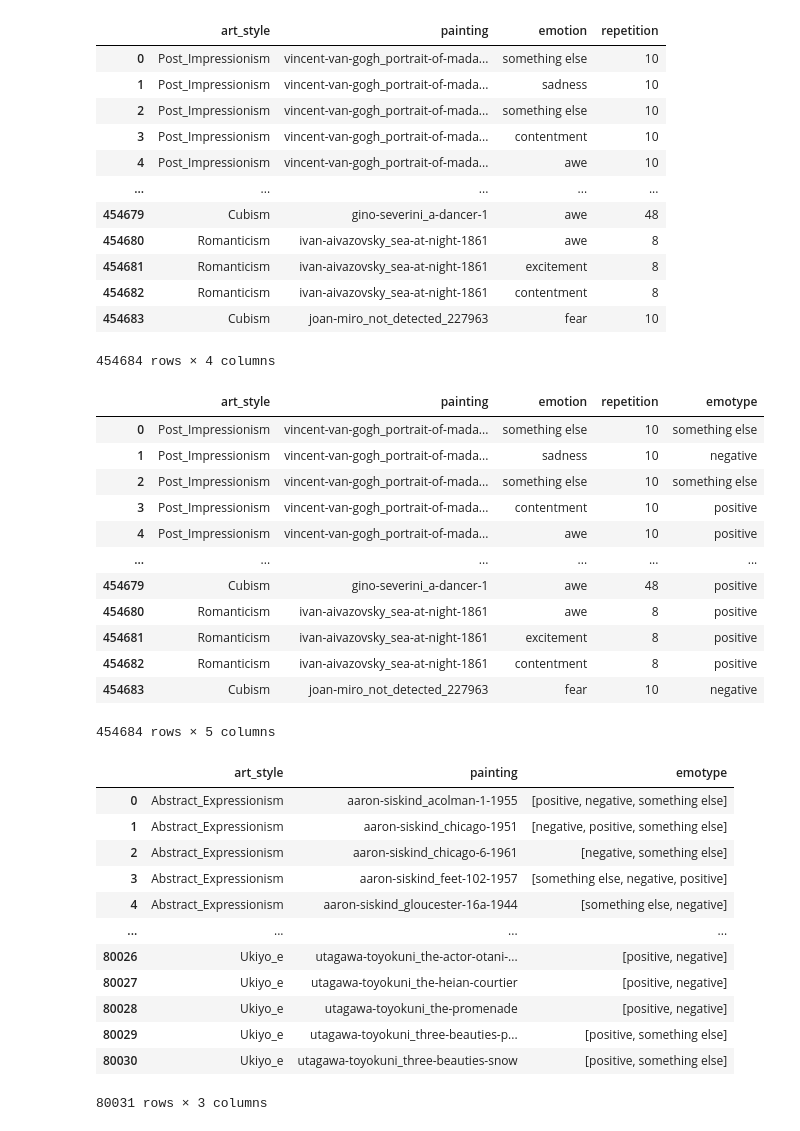
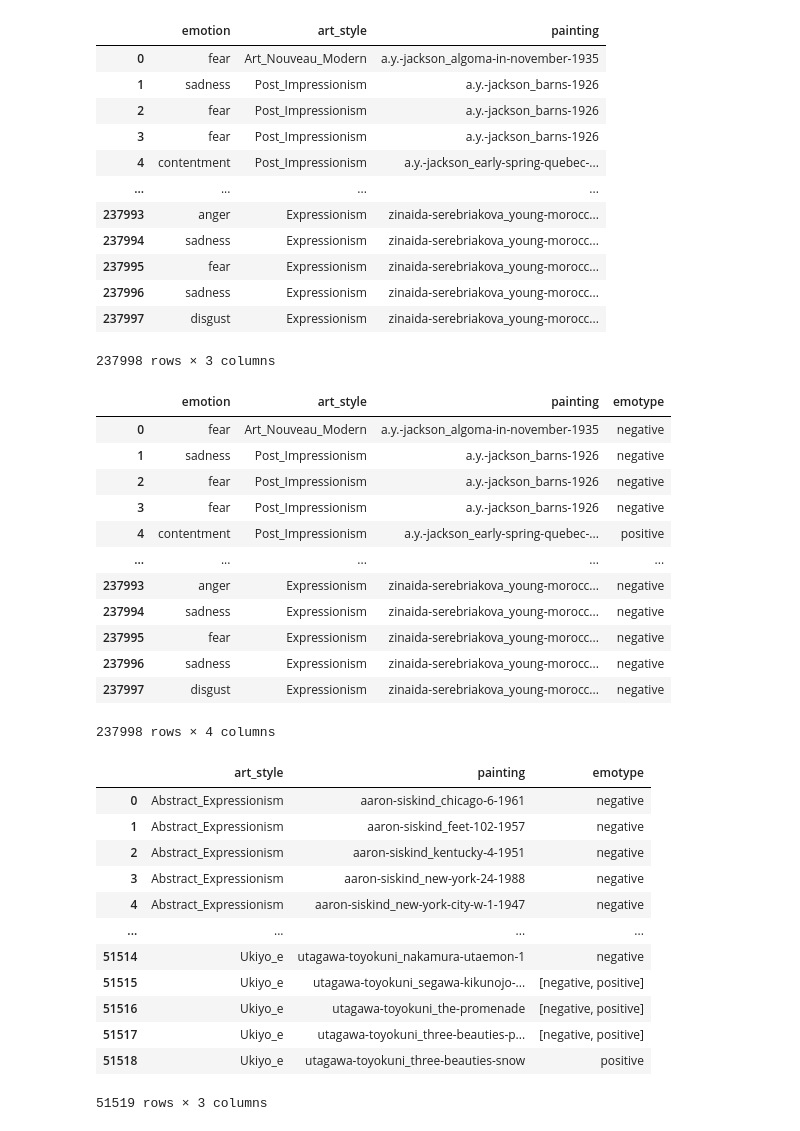
Before and after one commit to ArenLYT/EmotionalArtGeneration, a Jupyter notebook: Classifier.ipynb, the cells around one changed output. Drawn from its saved outputs; the diff is of its cells as text; code cells hidden in the pictures.

```diff
--- a/Classifier.ipynb
+++ b/Classifier.ipynb
@@ -6,22 +6,22 @@ import pandas as pd
 import statistics
 import matplotlib.pyplot as plt
 # %%
-df=pd.read_csv('ArtEmisv1.csv')
+df=pd.read_csv('ArtEmisv2.csv')
 df
 # %% [output]
-|  | art_style | painting | emotion | repetition |
-| 0 | Post_Impressionism | vincent-van-gogh_portrait-of-mada... | something else | 10 |
-| 1 | Post_Impressionism | vincent-van-gogh_portrait-of-mada... | sadness | 10 |
-| 2 | Post_Impressionism | vincent-van-gogh_portrait-of-mada... | something else | 10 |
-| 3 | Post_Impressionism | vincent-van-gogh_portrait-of-mada... | contentment | 10 |
-| 4 | Post_Impressionism | vincent-van-gogh_portrait-of-mada... | awe | 10 |
-| ... | ... | ... | ... | ... |
-| 454679 | Cubism | gino-severini_a-dancer-1 | awe | 48 |
-| 454680 | Romanticism | ivan-aivazovsky_sea-at-night-1861 | awe | 8 |
-| 454681 | Romanticism | ivan-aivazovsky_sea-at-night-1861 | excitement | 8 |
-| 454682 | Romanticism | ivan-aivazovsky_sea-at-night-1861 | contentment | 8 |
-| 454683 | Cubism | joan-miro_not_detected_227963 | fear | 10 |
+|  | emotion | art_style | painting |
+| 0 | fear | Art_Nouveau_Modern | a.y.-jackson_algoma-in-november-1935 |
+| 1 | sadness | Post_Impressionism | a.y.-jackson_barns-1926 |
+| 2 | fear | Post_Impressionism | a.y.-jackson_barns-1926 |
+| 3 | fear | Post_Impressionism | a.y.-jackson_barns-1926 |
+| 4 | contentment | Post_Impressionism | a.y.-jackson_early-spring-quebec-... |
+| ... | ... | ... | ... |
+| 237993 | anger | Expressionism | zinaida-serebriakova_young-morocc... |
+| 237994 | sadness | Expressionism | zinaida-serebriakova_young-morocc... |
+| 237995 | fear | Expressionism | zinaida-serebriakova_young-morocc... |
+| 237996 | sadness | Expressionism | zinaida-serebriakova_young-morocc... |
+| 237997 | disgust | Expressionism | zinaida-serebriakova_young-morocc... |
-454684 rows × 4 columns
+237998 rows × 3 columns
 # %%
 def modo(x):
     if  x.value_counts()[0]>=sum(x.value_counts())*1.0 :
@@ -53,16 +53,16 @@ dfemo=df
 dfemo['emotype']= dfemo.apply(emtype,axis=1)
 dfemo
 # %% [output]
-|  | art_style | painting | emotion | repetition | emotype |
-| 0 | Post_Impressionism | vincent-van-gogh_portrait-of-mada... | something else | 10 | something else |
-| 1 | Post_Impressionism | vincent-van-gogh_portrait-of-mada... | sadness | 10 | negative |
-| 2 | Post_Impressionism | vincent-van-gogh_portrait-of-mada... | something else | 10 | something else |
-| 3 | Post_Impressionism | vincent-van-gogh_portrait-of-mada... | contentment | 10 | positive |
-| 4 | Post_Impressionism | vincent-van-gogh_portrait-of-mada... | awe | 10 | positive |
-| ... | ... | ... | ... | ... | ... |
-| 454679 | Cubism | gino-severini_a-dancer-1 | awe | 48 | positive |
-| 454680 | Romanticism | ivan-aivazovsky_sea-at-night-1861 | awe | 8 | positive |
-| 454681 | Romanticism | ivan-aivazovsky_sea-at-night-1861 | excitement | 8 | positive |
-| 454682 | Romanticism | ivan-aivazovsky_sea-at-night-1861 | contentment | 8 | positive |
-| 454683 | Cubism | joan-miro_not_detected_227963 | fear | 10 | negative |
+|  | emotion | art_style | painting | emotype |
+| 0 | fear | Art_Nouveau_Modern | a.y.-jackson_algoma-in-november-1935 | negative |
+| 1 | sadness | Post_Impressionism | a.y.-jackson_barns-1926 | negative |
+| 2 | fear | Post_Impressionism | a.y.-jackson_barns-1926 | negative |
+| 3 | fear | Post_Impressionism | a.y.-jackson_barns-1926 | negative |
+| 4 | contentment | Post_Impressionism | a.y.-jackson_early-spring-quebec-... | positive |
+| ... | ... | ... | ... | ... |
+| 237993 | anger | Expressionism | zinaida-serebriakova_young-morocc... | negative |
+| 237994 | sadness | Expressionism | zinaida-serebriakova_young-morocc... | negative |
+| 237995 | fear | Expressionism | zinaida-serebriakova_young-morocc... | negative |
+| 237996 | sadness | Expressionism | zinaida-serebriakova_young-morocc... | negative |
+| 237997 | disgust | Expressionism | zinaida-serebriakova_young-morocc... | negative |
-454684 rows × 5 columns
+237998 rows × 4 columns
@@ -69,21 +75,20 @@ dfemo
 # %%
-dfemo=df
 
 dfemo=dfemo.groupby(["art_style","painting"])["emotype"].agg(modo).reset_index()
 
 dfemo
 # %% [output]
 |  | art_style | painting | emotype |
-| 0 | Abstract_Expressionism | aaron-siskind_acolman-1-1955 | [positive, negative, something else] |
-| 1 | Abstract_Expressionism | aaron-siskind_chicago-1951 | [negative, positive, something else] |
-| 2 | Abstract_Expressionism | aaron-siskind_chicago-6-1961 | [negative, something else] |
-| 3 | Abstract_Expressionism | aaron-siskind_feet-102-1957 | [something else, negative, positive] |
-| 4 | Abstract_Expressionism | aaron-siskind_gloucester-16a-1944 | [something else, negative] |
+| 0 | Abstract_Expressionism | aaron-siskind_chicago-6-1961 | negative |
+| 1 | Abstract_Expressionism | aaron-siskind_feet-102-1957 | negative |
+| 2 | Abstract_Expressionism | aaron-siskind_kentucky-4-1951 | negative |
+| 3 | Abstract_Expressionism | aaron-siskind_new-york-24-1988 | negative |
+| 4 | Abstract_Expressionism | aaron-siskind_new-york-city-w-1-1947 | negative |
 | ... | ... | ... | ... |
-| 80026 | Ukiyo_e | utagawa-toyokuni_the-actor-otani-... | [positive, negative] |
-| 80027 | Ukiyo_e | utagawa-toyokuni_the-heian-courtier | [positive, negative] |
-| 80028 | Ukiyo_e | utagawa-toyokuni_the-promenade | [positive, negative] |
-| 80029 | Ukiyo_e | utagawa-toyokuni_three-beauties-p... | [positive, something else] |
-| 80030 | Ukiyo_e | utagawa-toyokuni_three-beauties-snow | [positive, something else] |
+| 51514 | Ukiyo_e | utagawa-toyokuni_nakamura-utaemon-1 | negative |
+| 51515 | Ukiyo_e | utagawa-toyokuni_segawa-kikunojo-... | [negative, positive] |
+| 51516 | Ukiyo_e | utagawa-toyokuni_the-promenade | [negative, positive] |
+| 51517 | Ukiyo_e | utagawa-toyokuni_three-beauties-p... | [negative, positive] |
+| 51518 | Ukiyo_e | utagawa-toyokuni_three-beauties-snow | positive |
-80031 rows × 3 columns
+51519 rows × 3 columns
 # %%
```
Also changed, not shown: parts of 26 cells of this notebook, 1 other file.
